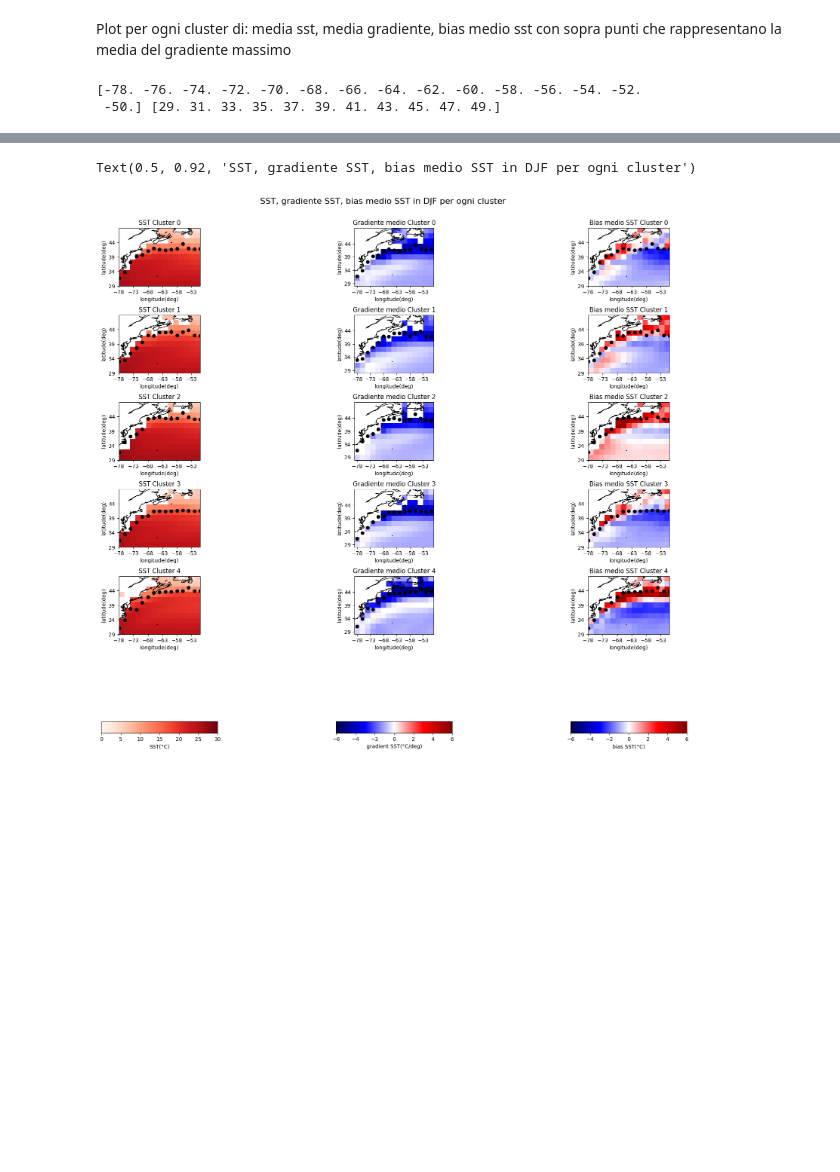
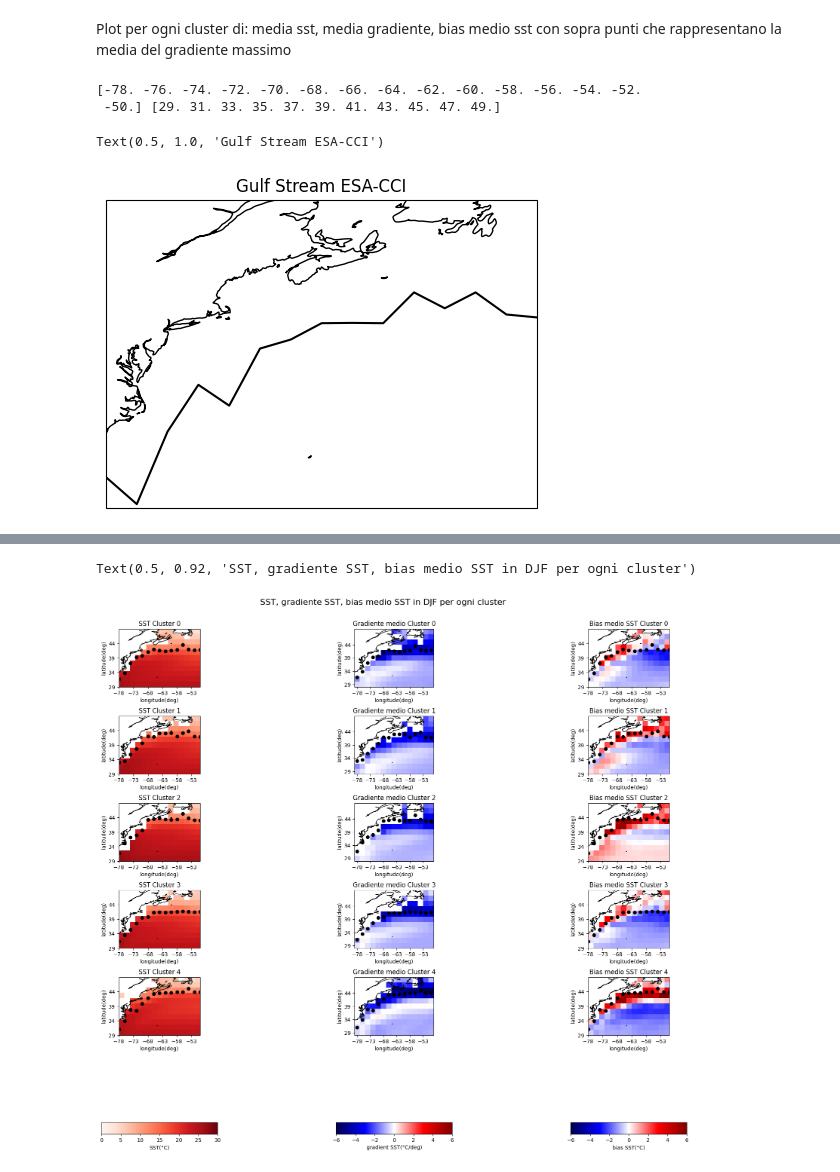
Before and after one commit to sbeltrami/tesi, a Jupyter notebook: gulf_stream_plot.ipynb, the cells around one changed output, grey strips where cells are left out. Saved outputs shown, nothing was run; the diff lists cells and outputs as text; code cells hidden in the pictures; blank space fills up the shorter version.

Commit message:
gulf stream

```diff
--- a/gulf_stream_plot.ipynb
+++ b/gulf_stream_plot.ipynb
@@ -159,0 +196,6 @@ array_max_mean_seas[0].shape
+# %%
+#Stesso procedimento per tutti i modelli, per la gs multi model mean
+array_max_mean_all_models_xr = xr.DataArray(np.empty((len(time_coords), len(lon_coords))), dims=['time', 'lon'], coords={'time': time_coords, 'lon': lon_coords})
+array_max_mean_seas_all_models = xr.DataArray(np.empty(len(lon_coords)), dims=['lon'], coords={'lon': lon_coords})
+array_max_mean_all_models_xr.data = array_max_mean_all_models.data
+array_max_mean_seas_all_models = compute_mean_resample_mar(array_max_mean_all_models_xr,"1982","2014",3)
@@ -208,0 +243,11 @@ Coordinates:
+# %%
+#Per tutti i modelli --> gs multi model mean
+array_max_mean_seas_all_models
+#definisco le vere latitudini prendendo la parte decimale dei numeri di array_max_mean_seas e sommando la latitudine della giusta posizione
+for j in range(len(models['ACCESS-CM2']['GS box']['tos'].lon)):
+    i = 0 #inizializzo indice per determinare il giusto valore di latitudine
+    while i < len(models['ACCESS-CM2']['GS box']['tos'].lat):
+        decimal_part, integer_part = math.modf(array_max_mean_seas_all_models[j])#determino la parte intera e decimale del numero array_max_mean_seas
+        if math.isclose(integer_part,i): #se i due numeri sono uguali con una certa tolleranza perché le latitudini sono del tipo 29. mentre gli integer_part 29.0
+            array_max_mean_seas_all_models[j] = models['ACCESS-CM2']['GS box']['tos'].lat[i] + decimal_part
+        i = i + 1
@@ -209,3 +256,12 @@ Coordinates:
+# %%
+#definisco le vere latitudini prendendo la parte decimale dei numeri di array_max_mean_seas e sommando la latitudine della giusta posizione
+for j in range(len(dict_esa_gs['GS box'].lon)):
+    i = 0 #inizializzo indice per determinare il giusto valore di latitudine
+    while i < len(dict_esa_gs['GS box'].lat):
+        decimal_part, integer_part = math.modf(index_max_value_seas_mean[j])#determino la parte intera e decimale del numero array_max_mean_seas
+        if math.isclose(integer_part,i): #se i due numeri sono uguali con una certa tolleranza perché le latitudini sono del tipo 29. mentre gli integer_part 29.0
+            index_max_value_seas_mean[j] = dict_esa_gs['GS box'].lat[i] + decimal_part
+        i = i + 1
 # %% [markdown]
 Plot per ogni cluster di: media sst, media gradiente, bias medio sst con sopra punti che rappresentano la media del gradiente massimo
 # %%
@@ -224,6 +280,18 @@ for n in range(n_clusters): #ciclo sui 5 cluster
         model = models[list_clusters[n][i]]['North Atlantic bias DJF'].sel(lon=slice(282,310), lat=slice(29,50))
         sum_bias = sum_bias + model
     mean_bias[n,:,:] = sum_bias / len(list_clusters[n])
+# %%
+fig,ax = plt.subplots(figsize=(10,4),subplot_kw={'projection': ccrs.PlateCarree()})
+
+#punti = ax.scatter(index_max_value_seas_mean.lon - 360, index_max_value_seas_mean.data, color='black', marker='o',transform=ccrs.PlateCarree())
+ax.plot(index_max_value_seas_mean.lon - 360, index_max_value_seas_mean.data, color='black', linestyle='-', transform=ccrs.PlateCarree())
+ax.coastlines()
+ax.set_xlim([lon.min(), lon.max()])
+ax.set_ylim([lat.min(), lat.max()])
+ax.set_title('Gulf Stream ESA-CCI')
+# %% [output]
+Text(0.5, 1.0, 'Gulf Stream ESA-CCI')
+[figure, added]
 # %%
 fig,ax = plt.subplots(figsize=(10,4),subplot_kw={'projection': ccrs.PlateCarree()})
 
```
Also changed, not shown: parts of 23 cells of this notebook.
